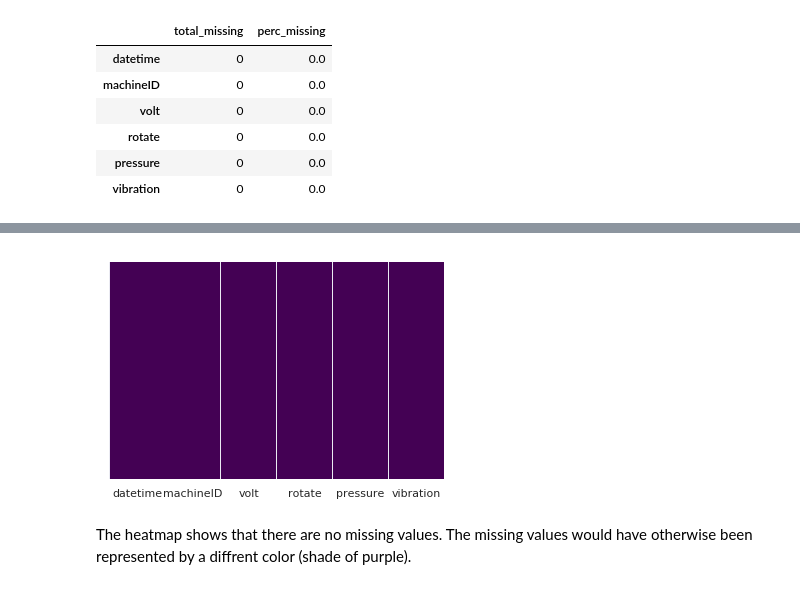
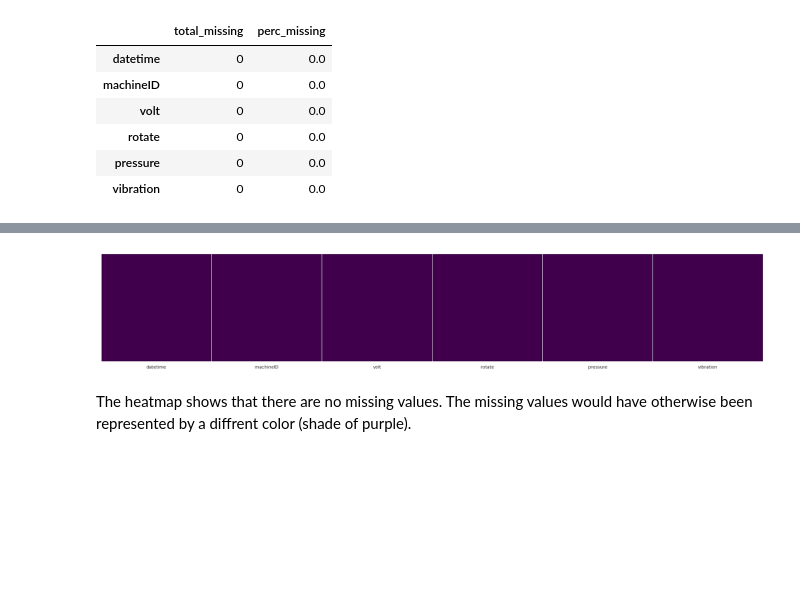
Before and after one commit to jefkine/pdm-hydropower-turbine, a Jupyter notebook: PdM_EDA_NB2.ipynb, the cells around one changed output, grey strips where cells are left out. Cells and saved outputs as stored; diff of their text form; code cells hidden in the pictures; blank space fills up the shorter version.

```diff
--- a/PdM_EDA_NB2.ipynb
+++ b/PdM_EDA_NB2.ipynb
@@ -167,8 +155,9 @@ pd.DataFrame({'total_missing': telemetry.apply(lambda x: sum(x.isnull()), axis=0
 # %%
-sns.heatmap(telemetry.isnull(), cbar=False, yticklabels=False, cmap='viridis')
+plt.figure(figsize = (30,5))
+sns.heatmap(telemetry.isnull(), cbar=False, yticklabels=False, cmap='PRGn')
 plt.show()
 # %% [output]
-[figure, old version]
+[figure, new version]
 # %% [markdown]
 The heatmap shows that there are no missing values. The missing values would have otherwise been represented by a diffrent color (shade of purple).
 # %% [markdown]
```
Also changed, not shown: parts of 5 cells of this notebook.
